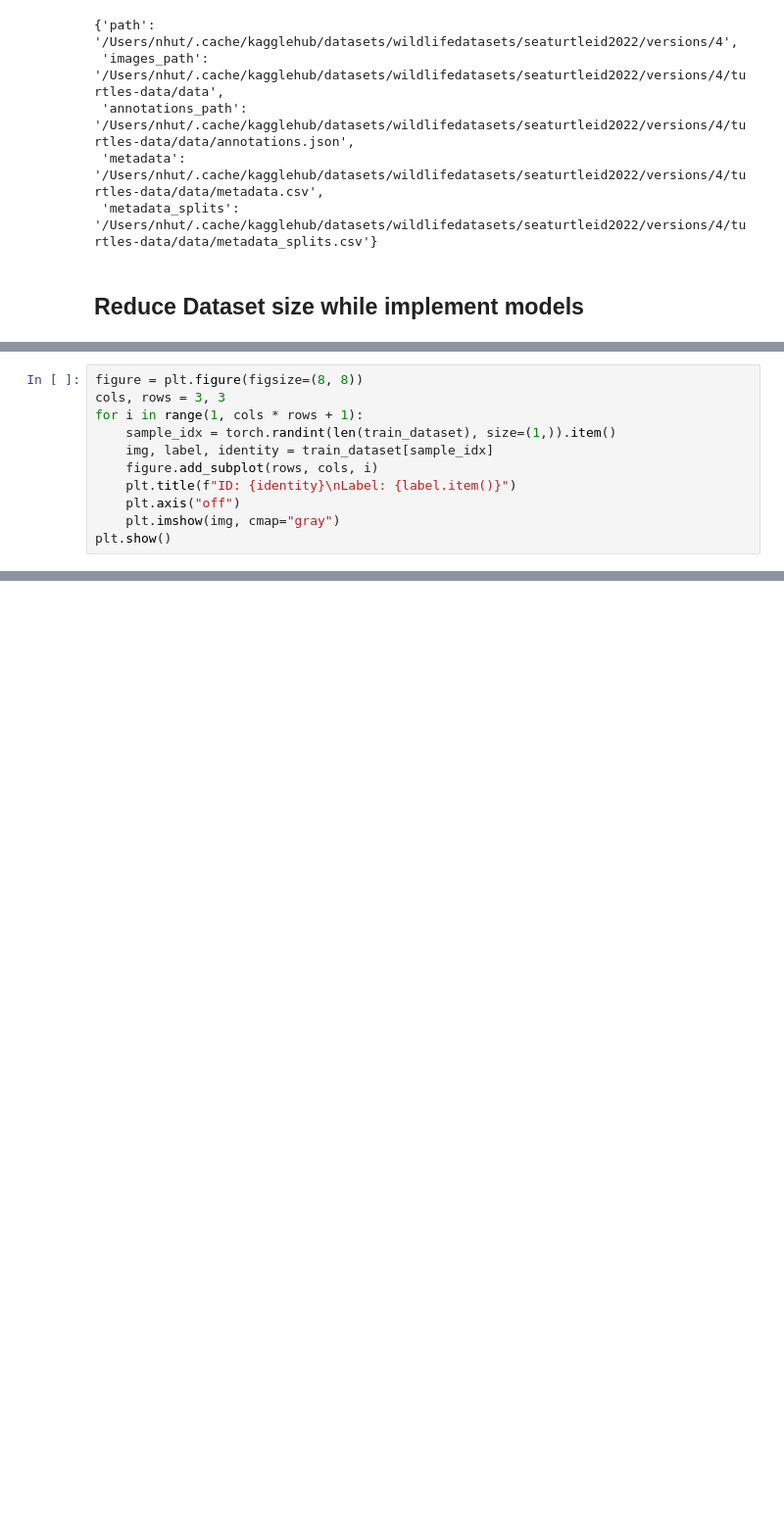
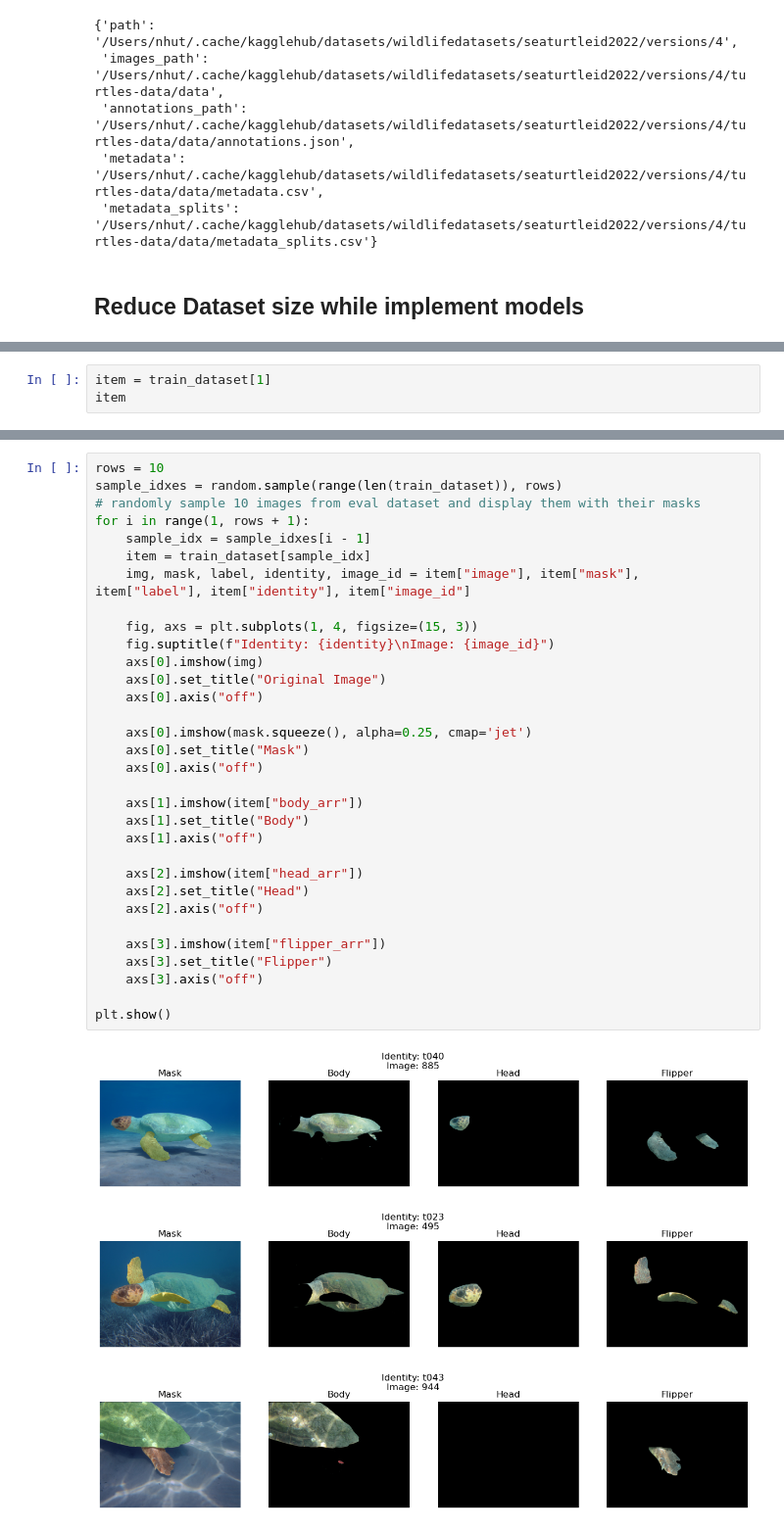
Before and after one commit to dhnhut/SeaTurtle-ReID, a Jupyter notebook: 01_load_closed_set_subset.ipynb, the cells around one changed output, grey strips where cells are left out. Shown at 98% size. Saved outputs shown, nothing was run; the diff lists cells and outputs as text; blank space fills up the shorter version.

Commit message:
add segmentation to dataset

```diff
--- a/01_load_closed_set_subset.ipynb
+++ b/01_load_closed_set_subset.ipynb
@@ -47,11 +62,0 @@ FileNotFoundError: [Errno 2] No such file or directory: './data/seaturtleid2022-
-# %%
-figure = plt.figure(figsize=(8, 8))
-cols, rows = 3, 3
-for i in range(1, cols * rows + 1):
-    sample_idx = torch.randint(len(train_dataset), size=(1,)).item()
-    img, label, identity = train_dataset[sample_idx]
-    figure.add_subplot(rows, cols, i)
-    plt.title(f"ID: {identity}\nLabel: {label.item()}")
-    plt.axis("off")
-    plt.imshow(img, cmap="gray")
-plt.show()
@@ -59,0 +63,3 @@ plt.show()
+# %%
+item = train_dataset[1]
+item
@@ -59,0 +84,36 @@ plt.show()
+# %%
+rows = 10
+sample_idxes = random.sample(range(len(train_dataset)), rows)
+# randomly sample 10 images from eval dataset and display them with their masks
+for i in range(1, rows + 1):
+    sample_idx = sample_idxes[i - 1]
+    item = train_dataset[sample_idx]
+    img, mask, label, identity, image_id = item["image"], item["mask"], item["label"], item["identity"], item["image_id"]
+
+    fig, axs = plt.subplots(1, 4, figsize=(15, 3))
+    fig.suptitle(f"Identity: {identity}\nImage: {image_id}")
+    axs[0].imshow(img)
+    axs[0].set_title("Original Image")
+    axs[0].axis("off")
+
+    axs[0].imshow(mask.squeeze(), alpha=0.25, cmap='jet')
+    axs[0].set_title("Mask")
+    axs[0].axis("off")
+
+    axs[1].imshow(item["body_arr"])
+    axs[1].set_title("Body")
+    axs[1].axis("off")
+
+    axs[2].imshow(item["head_arr"])
+    axs[2].set_title("Head")
+    axs[2].axis("off")
+
+    axs[3].imshow(item["flipper_arr"])
+    axs[3].set_title("Flipper")
+    axs[3].axis("off")
+
+plt.show()
+# %% [output]
+[figure, added]
+[figure, added]
+[figure, added]
```
Also changed, not shown: parts of 5 cells of this notebook, 4 other files.
